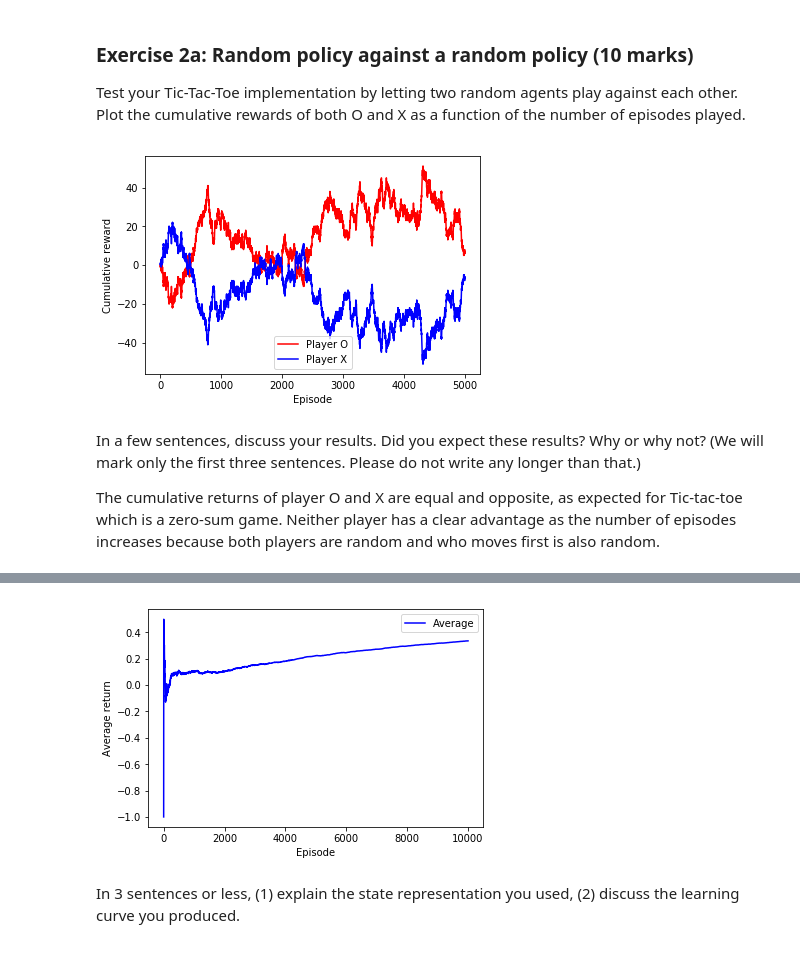
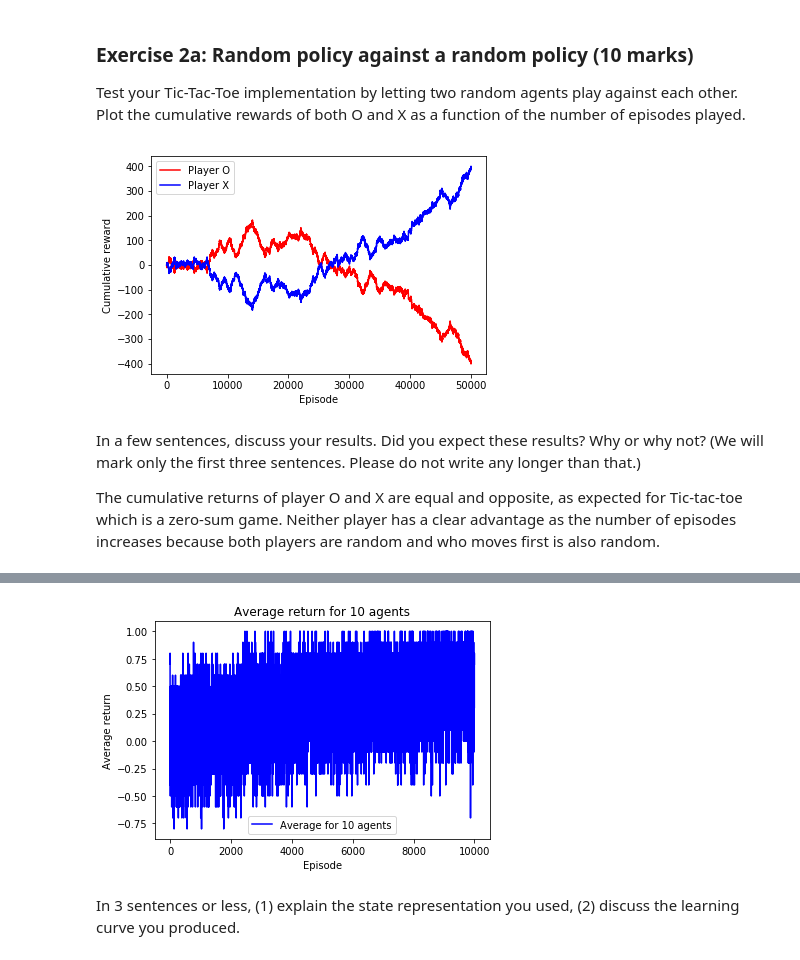
Before and after one commit to edjeffery/Blackjack_and_TicTacToe, a Jupyter notebook: rlc2_blackjack_tictactoe.ipynb, the cells around one changed output, grey strips where cells are left out. Drawn from its saved outputs; the diff is of its cells as text; code cells hidden in the pictures.

```diff
--- a/rlc2_blackjack_tictactoe.ipynb
+++ b/rlc2_blackjack_tictactoe.ipynb
@@ -311,7 +311,7 @@ class Tictactoe():
 
 
 
-num_episodes = 5000
+num_episodes = 50000
 
 results_O = np.zeros(num_episodes)
 results_X = np.zeros(num_episodes)
@@ -346,7 +346,7 @@ plt.ylabel("Cumulative reward")
 plt.legend()
 plt.show()
 # %% [output]
-[figure, old version]
+[figure, new version]
 # %% [markdown]
 In a few sentences, discuss your results. Did you expect these results? Why or why not? (We will mark only the first three sentences. Please do not write any longer than that.)
 
@@ -483,22 +483,9 @@ class QLearningAgent():
             max_next_Q = 0.0
         self.Q[self.prev_state_action] = ((1 - self.alpha) * self.prev_q) + (self.alpha * (reward + self.gamma * max_next_Q))
 
-alpha = 0.1
-gamma = 1
-epsilon = 0.05
-initial_Q = 0
 
-n_episodes = 10000
-n_agents = 1
 
-reward_array = np.zeros(n_episodes)
-Q_array = []
-
-for i in range(n_agents):
-
-    random_agent = RandomAgent()
-    q_agent = QLearningAgent(alpha, gamma, epsilon)
-
+def play(q_agent, random_agent, n_episodes):
     for episode in range(n_episodes):
         #print("\nEpisode\n")
         reward = 0
@@ -527,37 +514,61 @@ for i in range(n_agents):
                     reward_array[episode] += 0
                 elif winner == 1:
                     reward = 1
                     reward_array[episode] += 1
                 elif winner == 2:
                     reward = -1
                     reward_array[episode] += -1
                 q_agent.updateQ(tuple(state), reward, available_actions)
                 break
+
             if player == "Q":
                 q_agent.updateQ(tuple(state), reward, available_actions)
+            #q_agent.updateQ(tuple(state), reward, available_actions)
 
             i += 1
 
     Q_array.append(q_agent.Q)
 
+
+alpha = 0.1
+gamma = 1
+epsilon = 0.1
+#initial_Q = 0
+
+n_episodes = 10000
+n_agents = 10
+
+reward_array = np.zeros(n_episodes)
+Q_array = []
+
+for i in range(n_agents):
+
+    random_agent = RandomAgent()
+    q_agent = QLearningAgent(alpha, gamma, epsilon)
+
+    play(q_agent, random_agent, n_episodes)
+
+
 #print(reward_array)
 
-cum_reward_array = np.cumsum(reward_array)
+#cum_reward_array = np.cumsum(reward_array)
 
 #print(q_agent.Q)
 
 average_returns = np.zeros(n_episodes)
 for i in range(0, n_episodes):
     #print(reward_array[i], cum_reward_array[i])
-    average_returns[i] = (cum_reward_array[i] / n_agents) / (i + 1)
+    #average_returns[i] = (cum_reward_array[i] / n_agents) #/ (i + 1)
+    average_returns[i] = (reward_array[i] / n_agents) #/ (i + 1)
 
-plt.plot(average_returns, color="blue", label="Average")
+plt.plot(average_returns, color="blue", label="Average for 10 agents")
+plt.title("Average return for 10 agents")
 plt.xlabel("Episode")
 plt.ylabel("Average return")
 plt.legend()
 plt.show()
 # %% [output]
-[figure, old version]
+[figure, new version]
 # %% [markdown]
 In 3 sentences or less, (1) explain the state representation you used, (2) discuss the learning curve you produced.
 # %% [markdown]
```
